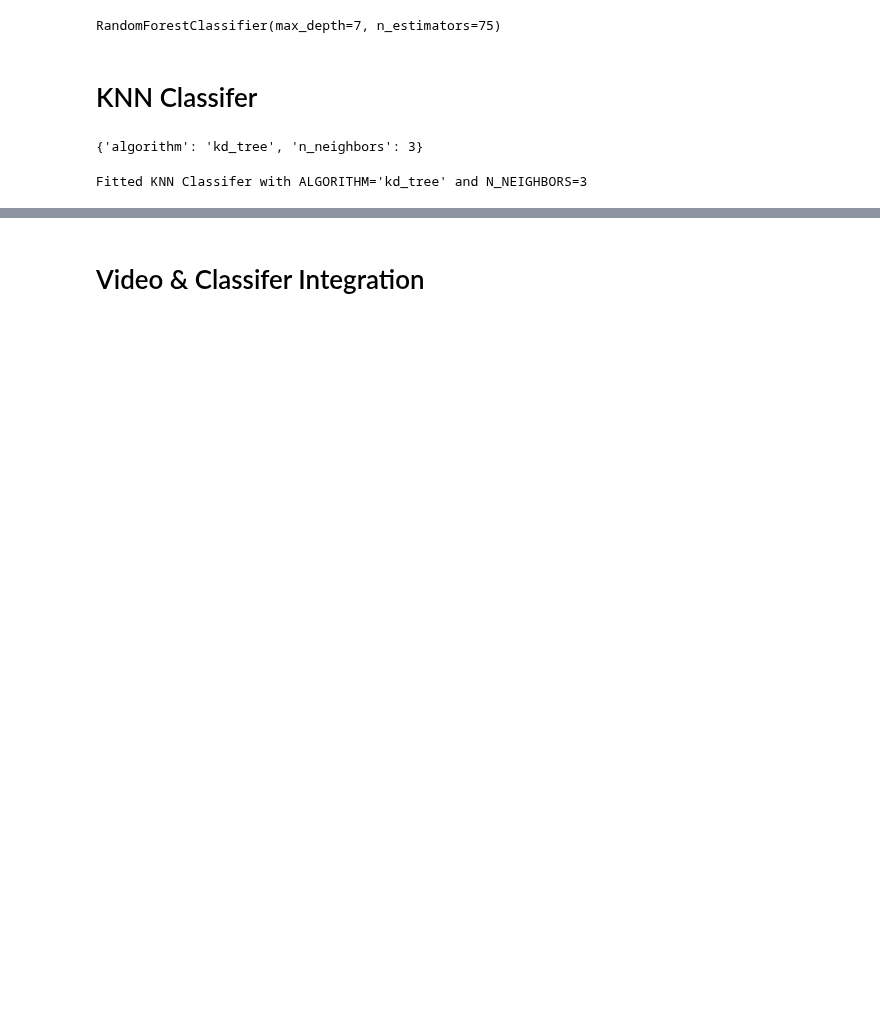
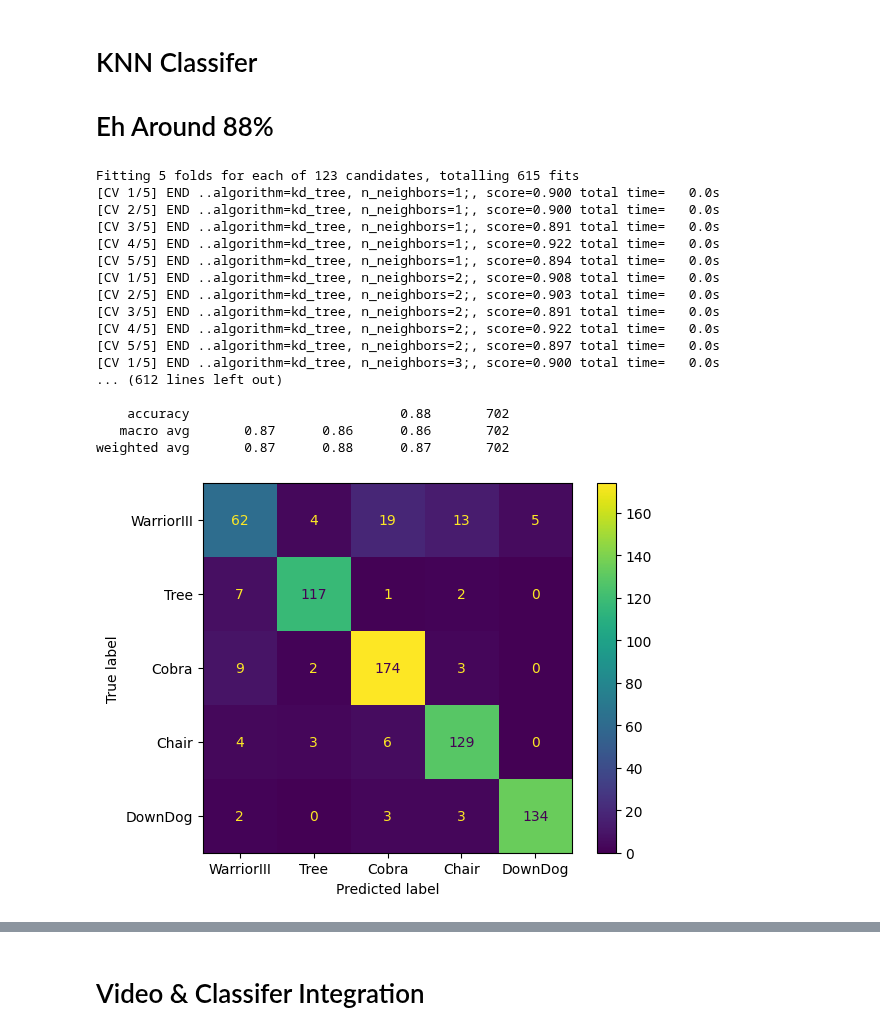
Before and after one commit to sogoodmo/ZenAI-3YP, a Jupyter notebook: JupyterNotebooks/FirstExample.ipynb, the cells around one changed output, grey strips where cells are left out. Cells and saved outputs as stored; diff of their text form; code cells hidden in the pictures; blank space fills up the shorter version.

```diff
--- a/JupyterNotebooks/FirstExample.ipynb
+++ b/JupyterNotebooks/FirstExample.ipynb
@@ -71,57 +98,72 @@ KeyboardInterrupt:
-# %%
-# MAX_DEPTH = forest_classifier_gscv.best_params_['max_depth']
-# N_ESTIMATORS = forest_classifier_gscv.best_params_['n_estimators']
-X, y = split_features_labels(mutated_train)
-
-best_forest = RandomForestClassifier(max_depth=7, n_estimators=75)
-best_forest.fit(X, y)
-# print(f"Fitted Forest Classifer with {MAX_DEPTH=} and {N_ESTIMATORS=}")
-# %% [output]
-RandomForestClassifier(max_depth=7, n_estimators=75)
 # %% [markdown]
 # KNN Classifer
+# Eh Around 88%
 # %%
+# Grid searching best hyper params
+from sklearn.model_selection import GridSearchCV
+from sklearn.neighbors import KNeighborsClassifier as KNN
+
 ''' Don't need to do this anymore, cause the dataset is already split (Didn't realise this) '''
 # from sklearn.model_selection import train_test_split
 # 80/20 Split of data, Doesn't randomize, Randomsplit ensures the proportion of classes is the same.
 # X_train, X_test, y_train, y_test = train_test_split(X, y, test_size=0.2, random_state=42)
 RANDOM_ORDER_DATA = True
+
+
 
 '''Shuffle data for better resuliting'''
 if RANDOM_ORDER_DATA:
     mutated_train = combined_train.sample(frac=1)
 else:
     mutated_train = combined_train
 
-X, y = split_features_labels(mutated_train)
+X_train, y_train = split_features_labels(mutated_train)
+X_test, y_test = split_features_labels(combined_test)
 
-max_neighbours = int(np.sqrt(len(X)))
+max_neighbours = int(np.sqrt(len(X_train)))
 knn_algorithms = ['kd_tree', 'brute', 'ball_tree']
 
-# Grid searching best hyper params
-from sklearn.model_selection import GridSearchCV
-from sklearn.neighbors import KNeighborsClassifier as KNN
+
 knn = KNN()
 
 param_grid = {'n_neighbors' : np.arange(1, max_neighbours),
               'algorithm' : knn_algorithms}
 
 # Using grid search cross validation to find the best value of K
-knn_gscv = GridSearchCV(knn, param_grid, cv=5)
+knn_gscv = GridSearchCV(knn, param_grid, cv=5, verbose=3)
 
-'''Shuffle then fit model to data'''
-knn_gscv.fit(X, y)
-knn_gscv.best_params_
+knn_gscv.fit(X_train, y_train)
+
+ALGORITHM = knn_gscv.best_params_['algorithm']
+N_NEIGHBORS = knn_gscv.best_params_['n_neighbors']
+
+best_KNN = KNN(algorithm=ALGORITHM, n_neighbors=N_NEIGHBORS)
+best_KNN.fit(X_train, y_train)
+
+print(f"Fitted KNN Classifer with {ALGORITHM=} and {N_NEIGHBORS=}")
+
+
+pred = best_KNN.predict(X_test)
+cm = confusion_matrix(y_test, pred)
+display_confusion_matrix = ConfusionMatrixDisplay(confusion_matrix=cm, display_labels=classes)
+display_confusion_matrix.plot()
+print(classification_report(y_test, pred))
 # %% [output]
-{'algorithm': 'kd_tree', 'n_neighbors': 3}
+Fitting 5 folds for each of 123 candidates, totalling 615 fits
+[CV 1/5] END ..algorithm=kd_tree, n_neighbors=1;, score=0.900 total time=   0.0s
+[CV 2/5] END ..algorithm=kd_tree, n_neighbors=1;, score=0.900 total time=   0.0s
+[CV 3/5] END ..algorithm=kd_tree, n_neighbors=1;, score=0.891 total time=   0.0s
+[CV 4/5] END ..algorithm=kd_tree, n_neighbors=1;, score=0.922 total time=   0.0s
+[CV 5/5] END ..algorithm=kd_tree, n_neighbors=1;, score=0.894 total time=   0.0s
+[CV 1/5] END ..algorithm=kd_tree, n_neighbors=2;, score=0.908 total time=   0.0s
+[CV 2/5] END ..algorithm=kd_tree, n_neighbors=2;, score=0.903 total time=   0.0s
+[CV 3/5] END ..algorithm=kd_tree, n_neighbors=2;, score=0.891 total time=   0.0s
+[CV 4/5] END ..algorithm=kd_tree, n_neighbors=2;, score=0.922 total time=   0.0s
+[CV 5/5] END ..algorithm=kd_tree, n_neighbors=2;, score=0.897 total time=   0.0s
+[CV 1/5] END ..algorithm=kd_tree, n_neighbors=3;, score=0.900 total time=   0.0s
+... (612 lines left out)
+
+    accuracy                           0.88       702
+   macro avg       0.87      0.86      0.86       702
+weighted avg       0.87      0.88      0.87       702
+[figure, added]
-# %%
-ALGORITHM = knn_gscv.best_params_['algorithm']
-N_NEIGHBORS = knn_gscv.best_params_['n_neighbors']
-
-X, y = split_features_labels(mutated_train)
-best_KNN = KNN(algorithm=ALGORITHM, n_neighbors=N_NEIGHBORS)
-best_KNN.fit(X, y)
-
-print(f"Fitted KNN Classifer with {ALGORITHM=} and {N_NEIGHBORS=}")
-# %% [output]
-Fitted KNN Classifer with ALGORITHM='kd_tree' and N_NEIGHBORS=3
```
Also changed, not shown: parts of 10 cells of this notebook, 23 other files.
